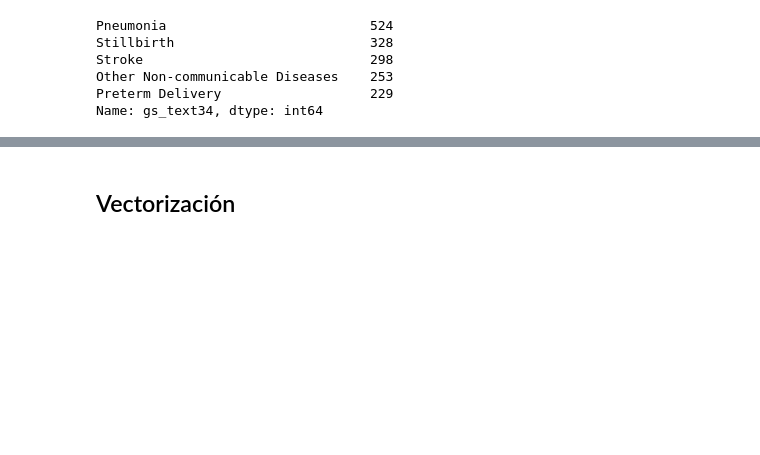
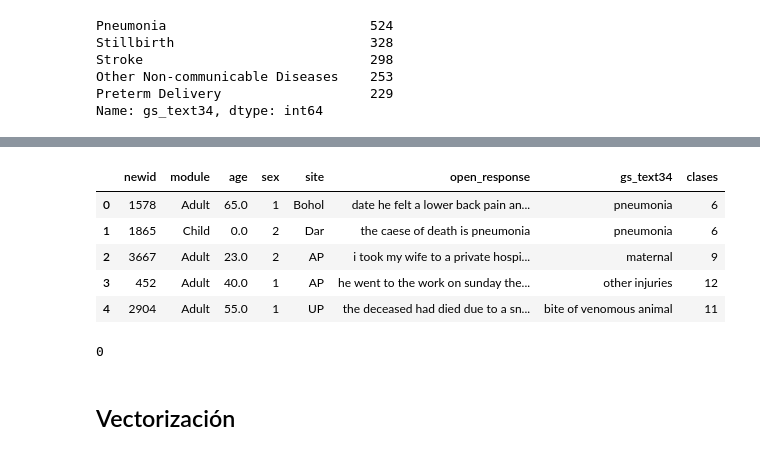
Before and after one commit to Strawberryai/Mineria_de_datos, a Jupyter notebook: proyecto/Document_Embedding.ipynb, the cells around one changed output, grey strips where cells are left out. Drawn from its saved outputs; the diff is of its cells as text; code cells hidden in the pictures; blank space fills up the shorter version.

```diff
--- a/proyecto/Document_Embedding.ipynb
+++ b/proyecto/Document_Embedding.ipynb
@@ -88,3 +106,45 @@ Name: gs_text34, dtype: int64
+# %%
+mapeo = {
+    "0":    ["Diarrhea/Dysentery", "Other infectious diseases", "AIDS", "Sepsis", "Meningitis", "Meningitis/Sepsis", "Malaria", "Encephalitis", "Measles", "Hemorrhagic Fever", "TB"],
+    "1":    ["Leukemia/Lymphomas", "Colorectal Cancer", "Lung Cancer", "Cervical Cancer", "Breast Cancer", "Stomach Cancer", "Prostate Cancer", "Esophageal Cancer", "Other Cancers"],
+    "2":    ["Diabetes"],
+    "3":    ["Epilepsy"],
+    "4":    ["Stroke"],
+    "5":    ["Acute Myocardial Infarction"],
+    "6":    ["Pneumonia", "Asthma", "COPD"],
+    "7":    ["Cirrhosis", "Other Digestive Diseases"],
+    "8":    ["Renal Failure"],
+    "9":    ["Preterm Delivery", "Stillbirth", "Maternal", "Birth Asphyxia"],
+    "10":   ["Congenital Malformations"],
+    "11":   ["Bite of Venomous Animal", "Poisonings"],
+    "12":   ["Road Traffic", "Falls", "Homicide", "Fires", "Drowning", "Suicide", "Violent Death", "Other injuries"]
+}
+# Convertir el diccionario de mapeo original a minúsculas
+mapeo = {etiqueta.lower(): [clase.lower() for clase in clases] for etiqueta, clases in mapeo.items()}
+
+# Función personalizada para mapear
+def mapear_etiqueta(clase):
+    for etiqueta, clases_lista in mapeo.items():
+        if clase in clases_lista:
+            return etiqueta
+    return None
+
+datos_df['gs_text34'] = datos_df['gs_text34'].str.lower()
+datos_df['clases'] = datos_df['gs_text34'].apply(mapear_etiqueta)
+# %%
+datos_df.head(5)
+# %% [output]
+|  | newid | module | age | sex | site | open_response | gs_text34 | clases |
+| 0 | 1578 | Adult | 65.0 | 1 | Bohol | date he felt a lower back pain an... | pneumonia | 6 |
+| 1 | 1865 | Child | 0.0 | 2 | Dar | the caese of death is pneumonia | pneumonia | 6 |
+| 2 | 3667 | Adult | 23.0 | 2 | AP | i took my wife to a private hospi... | maternal | 9 |
+| 3 | 452 | Adult | 40.0 | 1 | AP | he went to the work on sunday the... | other injuries | 12 |
+| 4 | 2904 | Adult | 55.0 | 1 | UP | the deceased had died due to a sn... | bite of venomous animal | 11 |
+# %%
+conteo_none = (datos_df['clases'] == 'None').sum()
+conteo_none
+# %% [output]
+0
 # %% [markdown]
 ## Vectorización
 # %%
```
Also changed, not shown: parts of 1 cell of this notebook, 12 other files.
